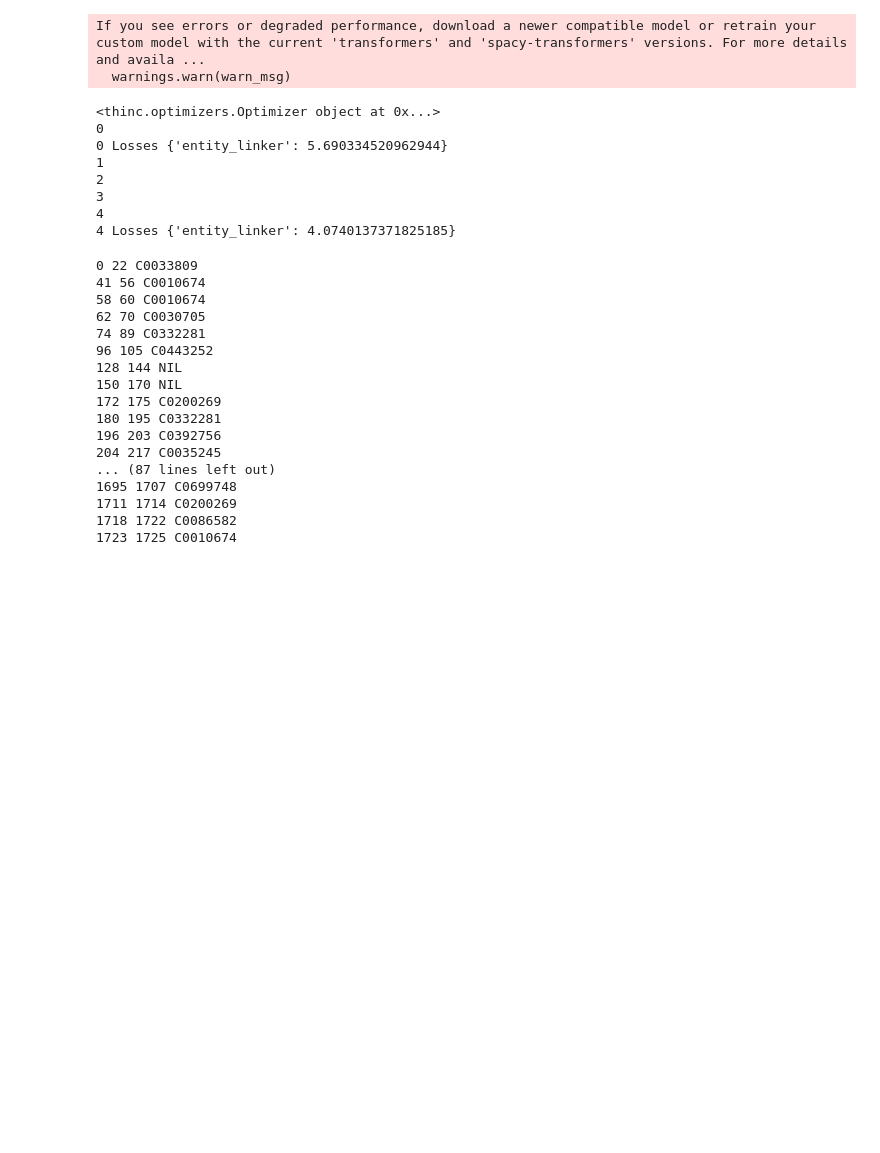
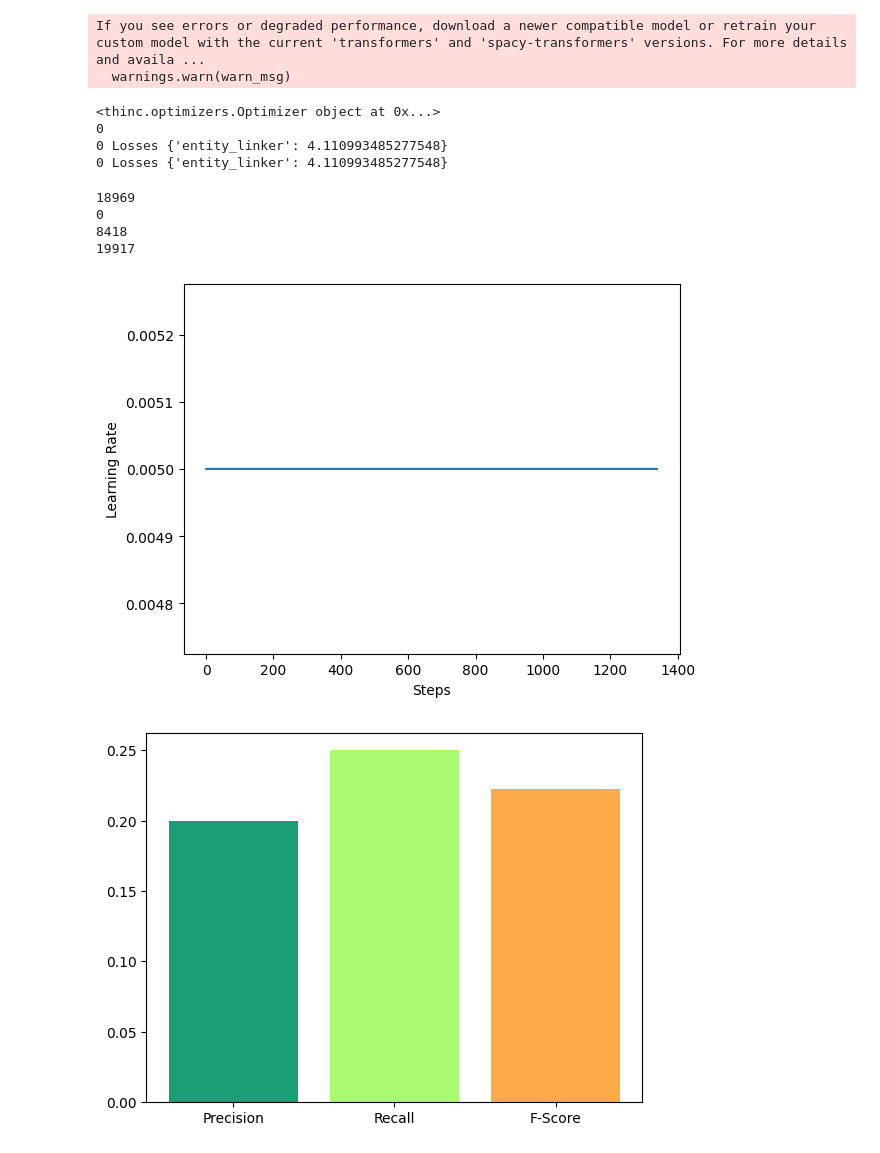
Before and after one commit to fabilj825/EntityLinkerUmls, a Jupyter notebook: medmentions_and_training.ipynb, the cells around one changed output. Drawn from its saved outputs; the diff is of its cells as text; code cells hidden in the pictures; blank space fills up the shorter version.

```diff
--- a/medmentions_and_training.ipynb
+++ b/medmentions_and_training.ipynb
@@ -114,8 +114,8 @@ import spacy
 
 if USE_SCIBERT == True:
   nlp=spacy.load("en_core_sci_scibert")
-
-nlp=spacy.load("en_core_sci_lg")
+else:
+  nlp=spacy.load("en_core_sci_lg")
 # %% [output]
 If you see errors or degraded performance, download a newer compatible model or retrain your custom model with the current 'transformers' and 'spacy-transformers' versions. For more details and availa ...
   warnings.warn(warn_msg)
@@ -159,10 +160,17 @@ from spacy.util import minibatch, compounding
 #)
 
 import random
+
+learning_rates = []
+losses_list = []
+
+ITER = 1
+
 with nlp.select_pipes(enable=["entity_linker"]):   # train only the entity_linker
     #optimizer = nlp.resume_training()
     print(optimizer)
-    for itn in range(5):   # 500 iterations takes about a minute to train
+    # ITERATIONS NEED TO BE CHANGED BEFORE EXECUTION
+    for itn in range(ITER):
         print(itn)
         random.shuffle(TRAIN_EXAMPLES)
         batches = minibatch(TRAIN_EXAMPLES, size=compounding(1.0, 32.0, 1.001))  # increasing batch sizes
@@ -174,6 +182,10 @@ with nlp.select_pipes(enable=["entity_linker"]):   # train only the entity_linke
                 losses=losses,
                 sgd=optimizer,
             )
+
+            learning_rates.append(optimizer.learn_rate)
+            losses_list.append(losses["entity_linker"])
+
         if itn % 10 == 0:
             print(itn, "Losses", losses)   # print the training loss
 print(itn, "Losses", losses)
@@ -182,12 +194,8 @@ nlp.to_disk(model_address + "my_nlp")
 # %% [output]
 <thinc.optimizers.Optimizer object at 0x...>
 0
-0 Losses {'entity_linker': 5.690334520962944}
-1
-2
-3
-4
-4 Losses {'entity_linker': 4.0740137371825185}
+0 Losses {'entity_linker': 4.110993485277548}
+0 Losses {'entity_linker': 4.110993485277548}
 # %%
 nlp_addr = model_address + "my_nlp_newADAM_{0}".format("scibert" if USE_SCIBERT == True else "sci_lg")
 nlp.to_disk(nlp_addr)
@@ -196,24 +204,6 @@ text = "Pseudomonas aeruginosa (Pa) infection in cystic fibrosis (CF) patients i
 doc = nlp(text)
 for ent in doc.ents:
     print(ent.start_char, ent.end_char, ent.kb_id_)
-# %% [output]
-0 22 C0033809
-41 56 C0010674
-58 60 C0010674
-62 70 C0030705
-74 89 C0332281
-96 105 C0443252
-128 144 NIL
-150 170 NIL
-172 175 C0200269
-180 195 C0332281
-196 203 C0392756
-204 217 C0035245
-... (87 lines left out)
-1695 1707 C0699748
-1711 1714 C0200269
-1718 1722 C0086582
-1723 1725 C0010674
 # %%
 # entity_not_labeled_in_testdataset=[]
 # true_pos=0
@@ -271,3 +261,8 @@ print(true_pos)
 print(true_neg)
 print(false_pos)
 print(false_neg)
+# %% [output]
+18969
+0
+8418
+19917
@@ -280,0 +269,32 @@ print(f1)
+# %%
+import matplotlib.pyplot as plt
+
+
+plt.plot(learning_rates)
+plt.xlabel("Steps")
+plt.ylabel("Learning Rate")
+plt.show()
+
+metrics = ["Precision", "Recall", "F-Score"]
+bar_colors = ['#1b9e77', '#a9f971', '#fdaa48','#6890F0','#A890F0']
+
+recall = true_pos/(true_pos + false_neg)
+precision = true_pos/(true_pos + false_pos)
+f1 = 2 *((precision * recall)/(precision + recall))
+
+values = [precision, recall, f1]
+
+plt.bar(metrics, values, color=bar_colors)
+plt.show()
+
+plt.plot(losses_list)
+plt.xlabel("Steps")
+plt.ylabel("Losses")
+plt.show()
+
+# print(recall)
+# print(precision)
+# print(f1)
+# %% [output]
+[figure, added]
+[figure, added]
```
Also changed, not shown: parts of 5 cells of this notebook.
